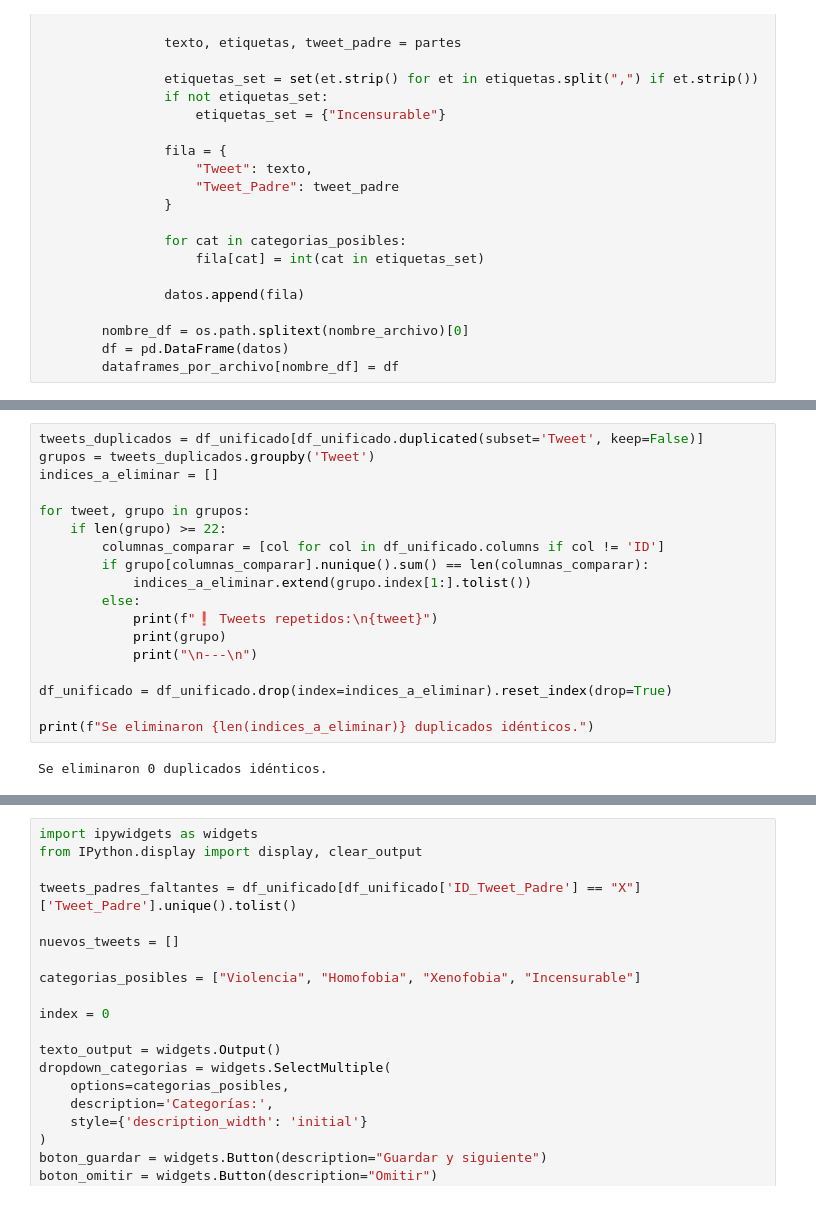
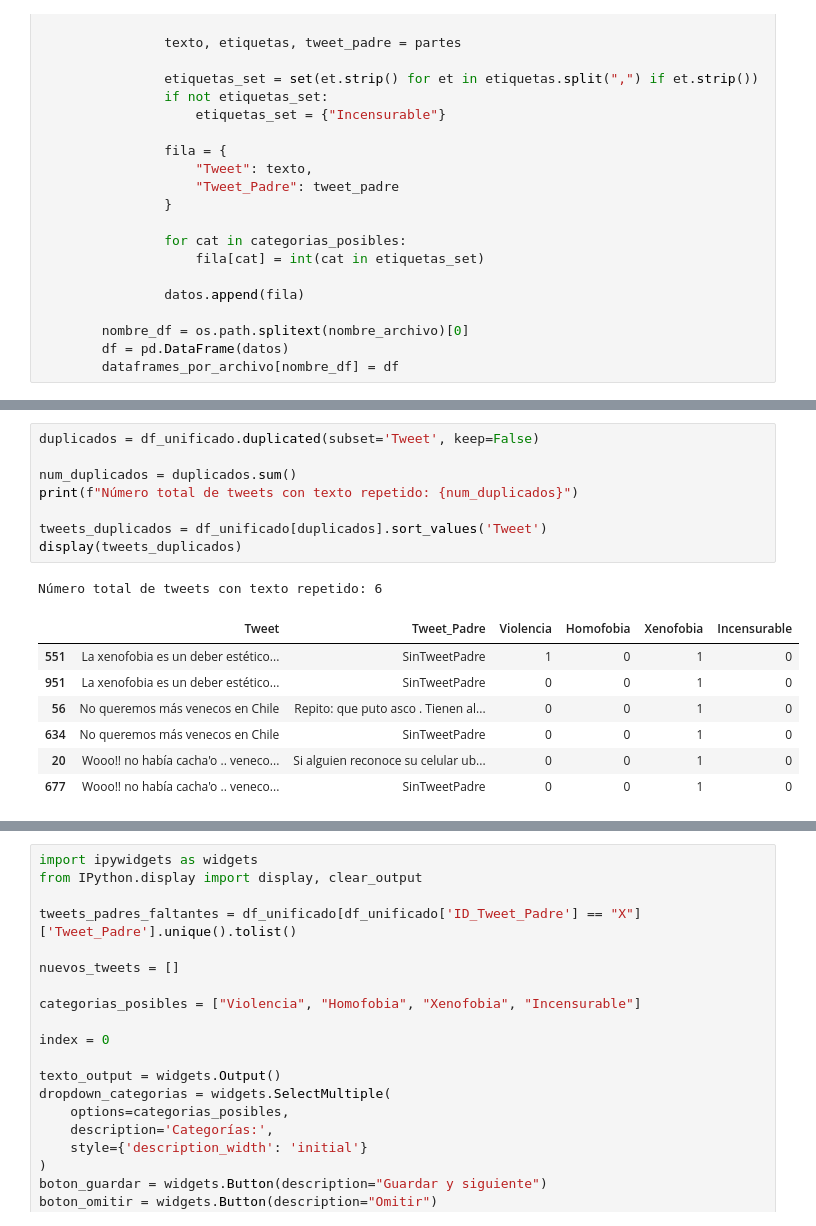
Before and after one commit to matiasAguirreE/twitter-censor-plugin, a Jupyter notebook: data_tweets.ipynb, the cells around one changed output, grey strips where cells are left out. Saved outputs shown, nothing was run; the diff lists cells and outputs as text.

```diff
--- a/data_tweets.ipynb
+++ b/data_tweets.ipynb
@@ -52,20 +78,17 @@ df_unificado.head()
 # %%
-tweets_duplicados = df_unificado[df_unificado.duplicated(subset='Tweet', keep=False)]
-grupos = tweets_duplicados.groupby('Tweet')
-indices_a_eliminar = []
+duplicados = df_unificado.duplicated(subset='Tweet', keep=False)
 
-for tweet, grupo in grupos:
-    if len(grupo) >= 22:
-        columnas_comparar = [col for col in df_unificado.columns if col != 'ID']
-        if grupo[columnas_comparar].nunique().sum() == len(columnas_comparar):
-            indices_a_eliminar.extend(grupo.index[1:].tolist())
-        else:
-            print(f"❗ Tweets repetidos:\n{tweet}")
-            print(grupo)
-            print("\n---\n")
+num_duplicados = duplicados.sum()
+print(f"Número total de tweets con texto repetido: {num_duplicados}")
 
-df_unificado = df_unificado.drop(index=indices_a_eliminar).reset_index(drop=True)
-
-print(f"Se eliminaron {len(indices_a_eliminar)} duplicados idénticos.")
+tweets_duplicados = df_unificado[duplicados].sort_values('Tweet')
+display(tweets_duplicados)
 # %% [output]
-Se eliminaron 0 duplicados idénticos.
+Número total de tweets con texto repetido: 6
+|  | Tweet | Tweet_Padre | Violencia | Homofobia | Xenofobia | Incensurable |
+| 551 | La xenofobia es un deber estético... | SinTweetPadre | 1 | 0 | 1 | 0 |
+| 951 | La xenofobia es un deber estético... | SinTweetPadre | 0 | 0 | 1 | 0 |
+| 56 | No queremos más venecos en Chile | Repito: que puto asco . Tienen al... | 0 | 0 | 1 | 0 |
+| 634 | No queremos más venecos en Chile | SinTweetPadre | 0 | 0 | 1 | 0 |
+| 20 | Wooo!! no había cacha'o .. veneco... | Si alguien reconoce su celular ub... | 0 | 0 | 1 | 0 |
+| 677 | Wooo!! no había cacha'o .. veneco... | SinTweetPadre | 0 | 0 | 1 | 0 |
```
Also changed, not shown: parts of 10 cells of this notebook.
